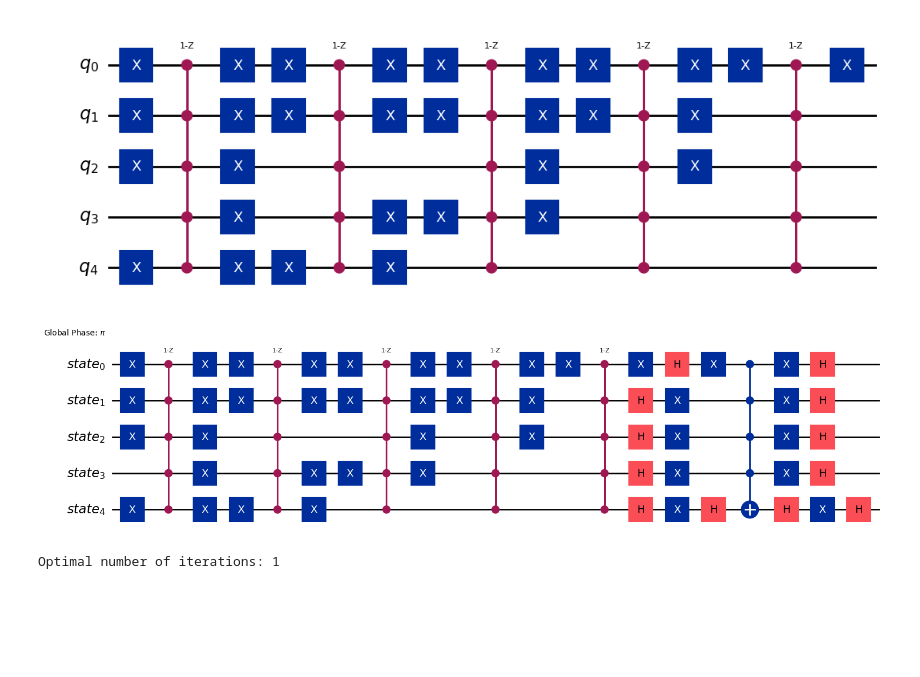
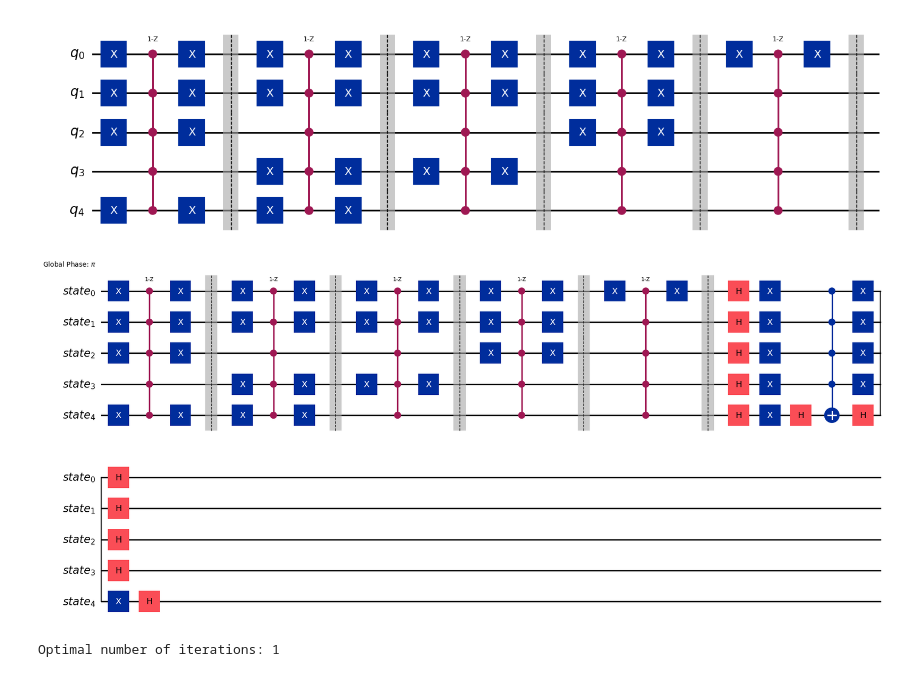
Before and after one commit to Huaiyuan-Jing/Quantum_Algorithm, a Jupyter notebook: grovers.ipynb, the cells around one changed output. Cells and saved outputs as stored; diff of their text form; code cells hidden in the pictures; blank space fills up the shorter version.

```diff
--- a/grovers.ipynb
+++ b/grovers.ipynb
@@ -13,32 +13,33 @@ from qiskit.visualization import plot_distribution
 # %%
 from typing import List
 
 
 def grover_oracle(marked_states: List[str]):
     n = len(marked_states[0])
     qc = QuantumCircuit(n)
     for state in marked_states:
         zero_id = []
         for i in range(n):
             if state[i] == '1':
                 continue
             zero_id.append(n - 1 - i)
         if len(zero_id) != 0:
             qc.x(zero_id)
         qc.compose(MCMT(ZGate(), n - 1, 1), inplace=True)
         if len(zero_id) != 0:
             qc.x(zero_id)
+        qc.barrier()
     return qc
 
 marked_states = ['01000', '00100', '10100', '11000', '11110']
 grover_oracle(marked_states).draw("mpl")
 # %% [output]
-[figure, old version]
+[figure, new version]
 # %%
 grover_op = GroverOperator(grover_oracle(marked_states))
 grover_op.decompose().draw(output="mpl", style="iqp")
 # %% [output]
-[figure, old version]
+[figure, new version]
 # %%
 optimal_num_iterations = math.floor(
     math.pi / (4 * math.asin(math.sqrt(len(marked_states) / 2**grover_op.num_qubits)))
```
